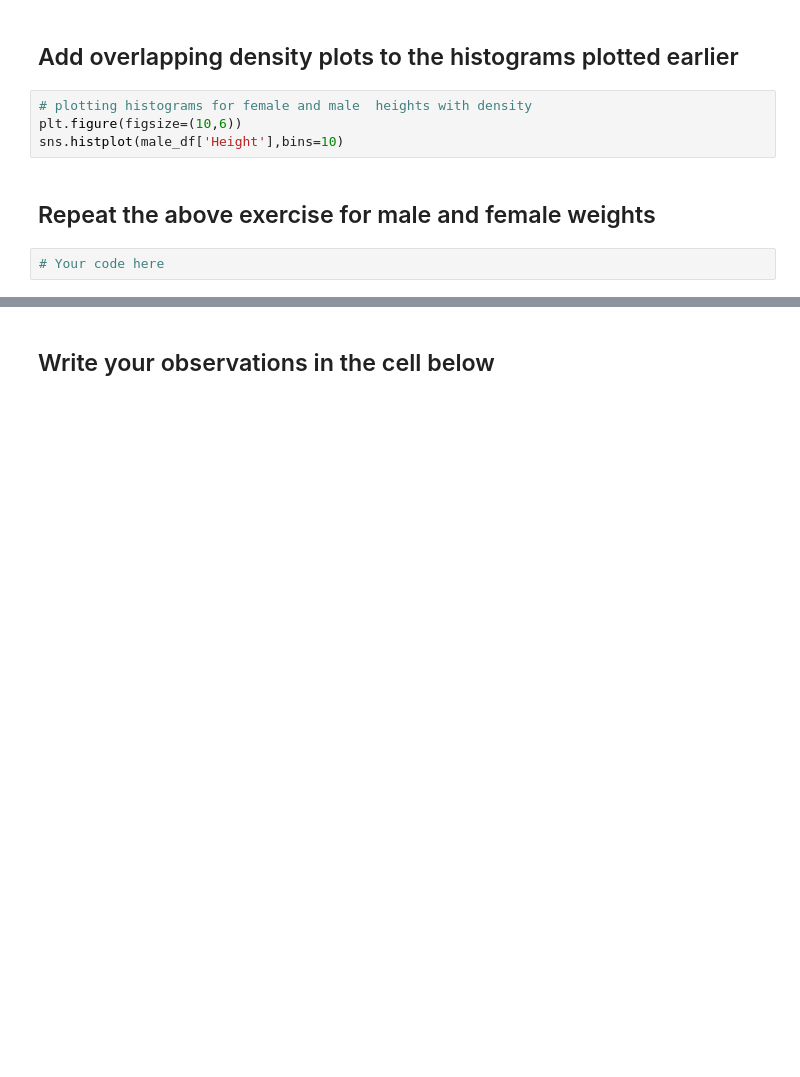
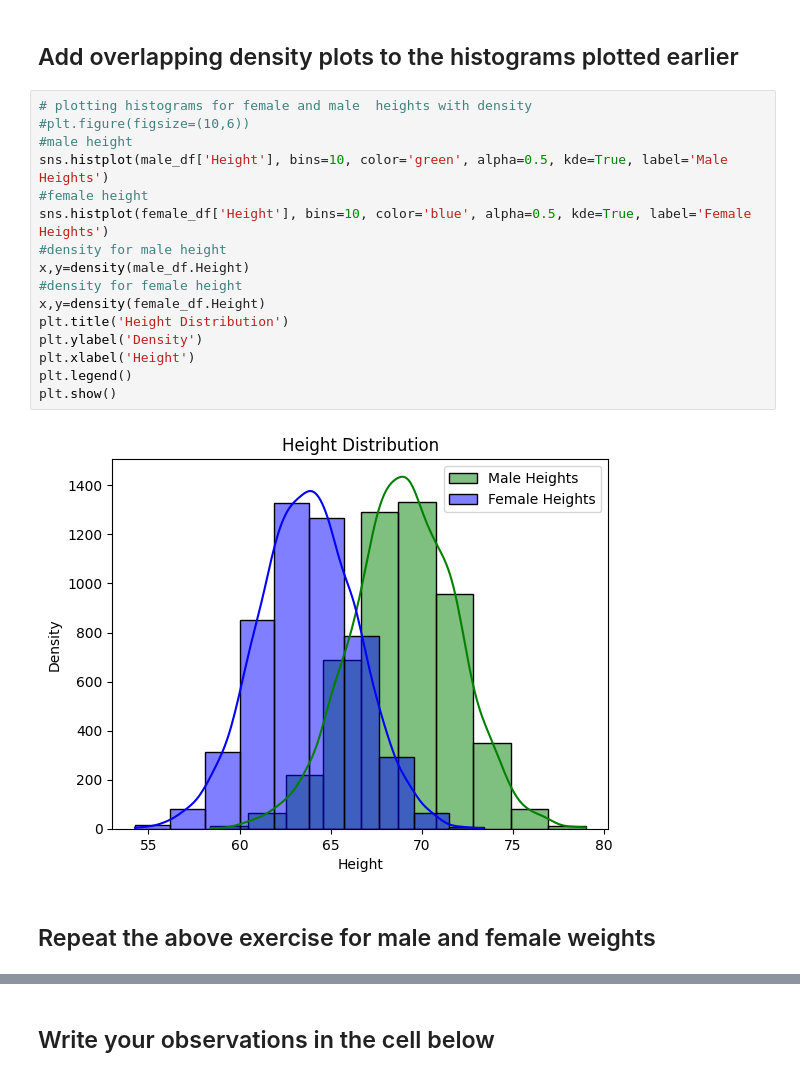
Before and after one commit to Brenda-Mutai/Python-Assignments, a Jupyter notebook: Probability_Density_Function/index.ipynb, the cells around one changed output, grey strips where cells are left out. Drawn from its saved outputs; the diff is of its cells as text; blank space fills up the shorter version.

```diff
--- a/Probability_Density_Function/index.ipynb
+++ b/Probability_Density_Function/index.ipynb
@@ -150,10 +163,22 @@ def density(x):
 # %% [markdown]
 ## Add overlapping density plots to the histograms plotted earlier
-# %%
-# plotting histograms for female and male  heights with density
-plt.figure(figsize=(10,6))
-sns.histplot(male_df['Height'],bins=10)
+# %%
+# plotting histograms for female and male  heights with density
+#plt.figure(figsize=(10,6))
+#male height
+sns.histplot(male_df['Height'], bins=10, color='green', alpha=0.5, kde=True, label='Male Heights')
+#female height
+sns.histplot(female_df['Height'], bins=10, color='blue', alpha=0.5, kde=True, label='Female Heights')
+#density for male height
+x,y=density(male_df.Height)
+#density for female height
+x,y=density(female_df.Height)
+plt.title('Height Distribution')
+plt.ylabel('Density')
+plt.xlabel('Height')
+plt.legend()
+plt.show()
+# %% [output]
+[figure, added]
 # %% [markdown]
 ## Repeat the above exercise for male and female weights
-# %%
-# Your code here
```
Also changed, not shown: parts of 9 cells of this notebook, 1 other file.
